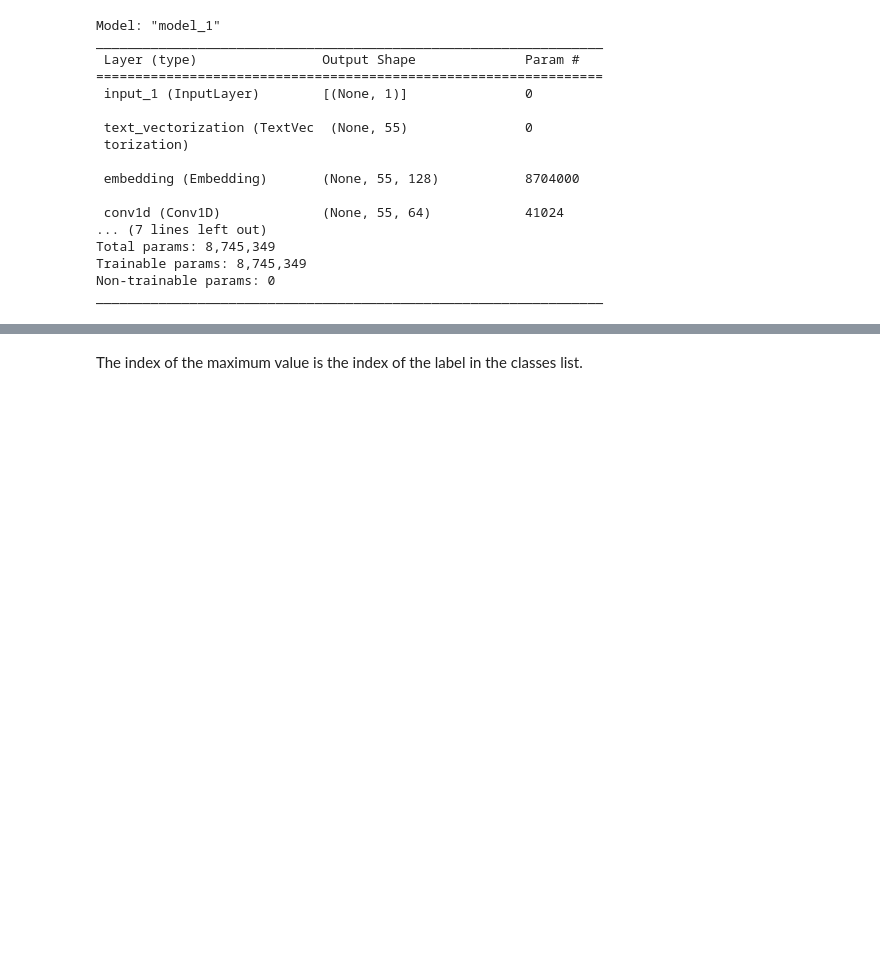
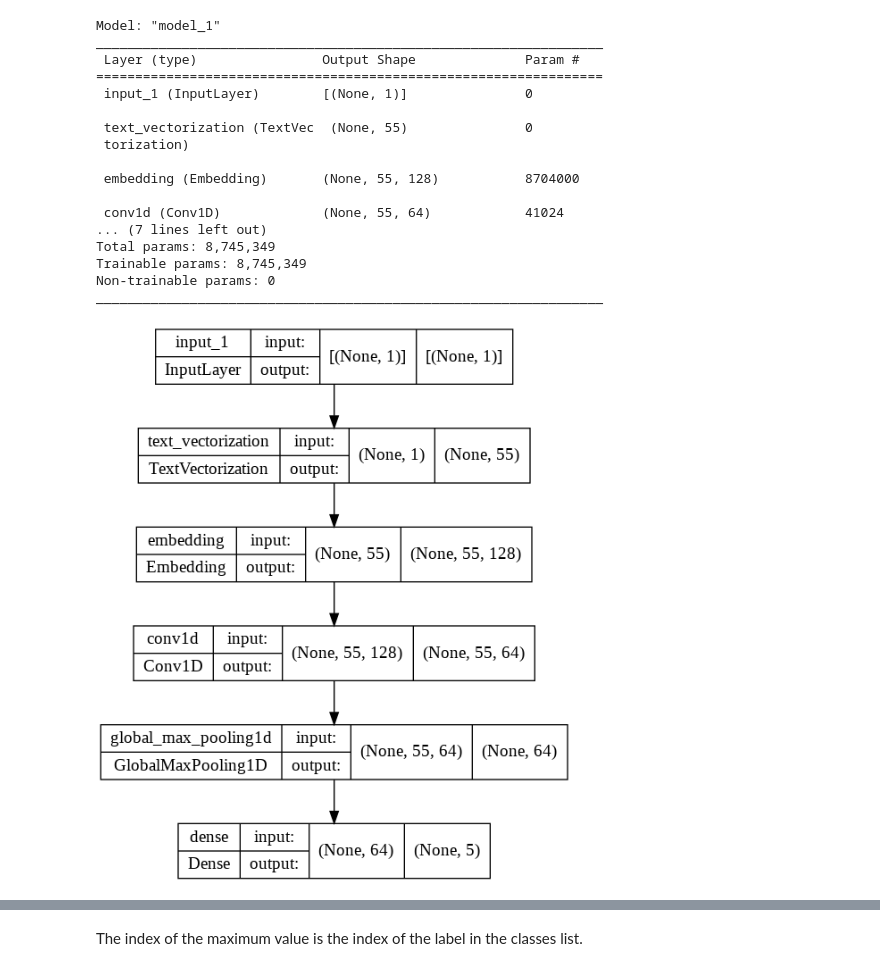
Before and after one commit to Umang1103/Literature-Skimmer, a Jupyter notebook: SkimLit.ipynb, the cells around one changed output, grey strips where cells are left out. Saved outputs shown, nothing was run; the diff lists cells and outputs as text; code cells hidden in the pictures; blank space fills up the shorter version.

```diff
--- a/SkimLit.ipynb
+++ b/SkimLit.ipynb
@@ -439,6 +442,11 @@ Total params: 8,745,349
 Trainable params: 8,745,349
 Non-trainable params: 0
 _________________________________________________________________
+# %%
+# Plot hybrid token and character model
+plot_model(model_1, show_shapes=True)
+# %% [output]
+[figure, added]
 # %%
 # Compile the model
 model_1.compile(loss="categorical_crossentropy",
```
Also changed, not shown: parts of 68 cells of this notebook.
